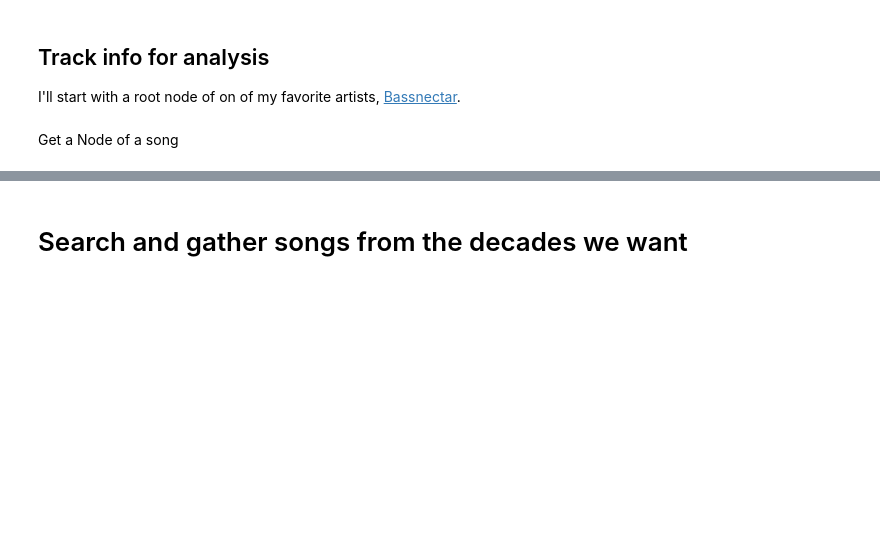
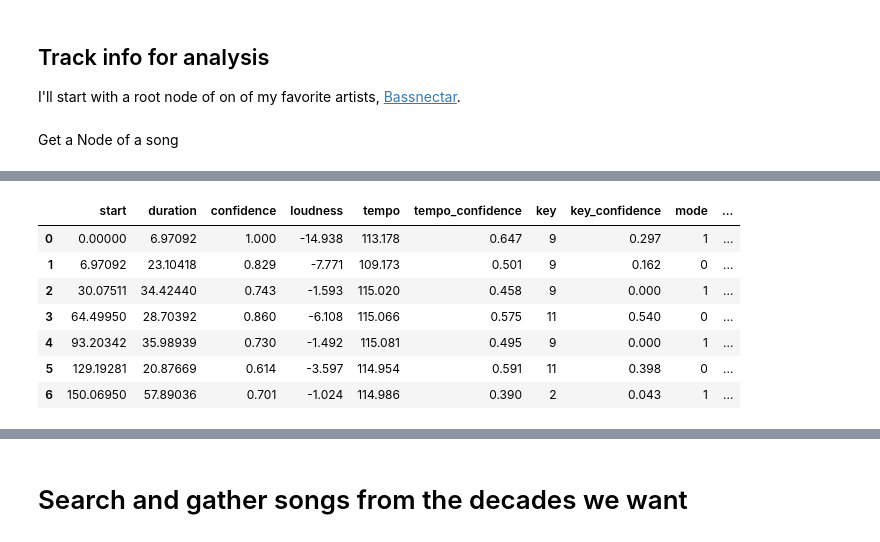
Before and after one commit to yporquenoahora/-Me-ha-afectado-crecer-entre-Kurt-Cobain-y-Bananarama-, a Jupyter notebook: src/notebooks/datasets.ipynb, the cells around one changed output, grey strips where cells are left out. Cells and saved outputs as stored; diff of their text form; code cells hidden in the pictures; blank space fills up the shorter version.

```diff
--- a/src/notebooks/datasets.ipynb
+++ b/src/notebooks/datasets.ipynb
@@ -129,0 +149,11 @@ features
+# %%
+a_sections
+# %% [output]
+|  | start | duration | confidence | loudness | tempo | tempo_confidence | key | key_confidence | mode | ... |
+| 0 | 0.00000 | 6.97092 | 1.000 | -14.938 | 113.178 | 0.647 | 9 | 0.297 | 1 | ... |
+| 1 | 6.97092 | 23.10418 | 0.829 | -7.771 | 109.173 | 0.501 | 9 | 0.162 | 0 | ... |
+| 2 | 30.07511 | 34.42440 | 0.743 | -1.593 | 115.020 | 0.458 | 9 | 0.000 | 1 | ... |
+| 3 | 64.49950 | 28.70392 | 0.860 | -6.108 | 115.066 | 0.575 | 11 | 0.540 | 0 | ... |
+| 4 | 93.20342 | 35.98939 | 0.730 | -1.492 | 115.081 | 0.495 | 9 | 0.000 | 1 | ... |
+| 5 | 129.19281 | 20.87669 | 0.614 | -3.597 | 114.954 | 0.591 | 11 | 0.398 | 0 | ... |
+| 6 | 150.06950 | 57.89036 | 0.701 | -1.024 | 114.986 | 0.390 | 2 | 0.043 | 1 | ... |
```
Also changed, not shown: parts of 38 cells of this notebook, 26 other files.
